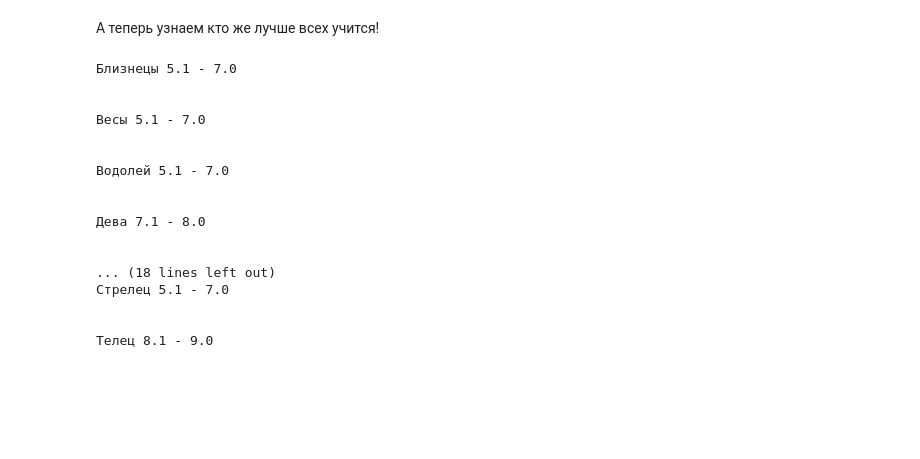
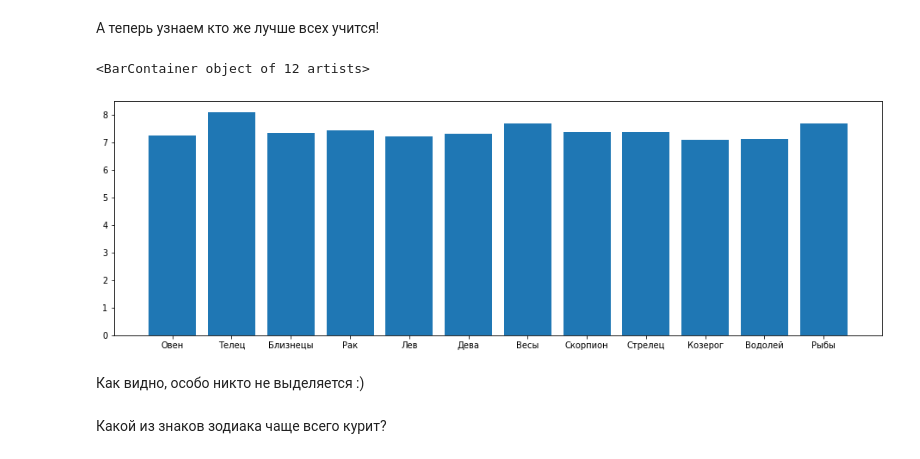
Before and after one commit to sherri-ice/DataAnalyseProject, a Jupyter notebook: vkiad_project.ipynb, the cells around one changed output. Saved outputs shown, nothing was run; the diff lists cells and outputs as text; code cells hidden in the pictures; blank space fills up the shorter version.

Commit message:
Mean by average grade

```diff
--- a/vkiad_project.ipynb
+++ b/vkiad_project.ipynb
@@ -171,25 +171,26 @@ plt.bar(range(data_frame.zodiac_sign.unique().size), zodiac_signs)
 Чаще всего встречаются Львы и Козероги, а вот меньше всего -- Водолеи, Рыбы и Тельцы.
 # %% [markdown]
 А теперь узнаем кто же лучше всех учится!
-# %%
-t = data_frame.groupby(by = ['zodiac_sign'])
-for group, _ in t:
-  print(group, t.get_group(group)['average_grade'].value_counts().idxmax(), '\n\n')
-# %% [output]
-Близнецы 5.1 - 7.0
-
-
-Весы 5.1 - 7.0
-
-
-Водолей 5.1 - 7.0
-
-
-Дева 7.1 - 8.0
-
-
-... (18 lines left out)
-Стрелец 5.1 - 7.0
-
-
-Телец 8.1 - 9.0
+# %%
+t = data_frame.groupby(by = ['zodiac_sign'])['average_grade'].value_counts()
+zodiac_sign_mean = {}
+for i in t.index:
+  zodiac_sign_mean[i[0]] = zodiac_sign_mean.get(i[0], 0) + (float(i[1].split(' - ')[0]) + float(i[1].split(' - ')[1]))/2 * t[i]
+for zodiac_sign in zodiac_sign_mean:
+  zodiac_sign_mean[zodiac_sign] /= zodiac_signs[zodiac_sign]
+zodiac_sign_mean = pd.Series(zodiac_sign_mean)
+zodiac_sign_mean = zodiac_sign_mean[['Овен', 'Телец', 'Близнецы',
+                              'Рак', 'Лев', 'Дева',
+                             'Весы', 'Скорпион', 'Стрелец',
+                             'Козерог', 'Водолей', 'Рыбы']]
+# %%
+plt.figure(figsize=(16, 5))
+plt.xticks(np.arange(zodiac_sign_mean.index.size), zodiac_sign_mean.index)
+plt.bar(range(data_frame.zodiac_sign.unique().size), zodiac_sign_mean)
+# %% [output]
+<BarContainer object of 12 artists>
+[figure, added]
+# %% [markdown]
+Как видно, особо никто не выделяется :)
+# %% [markdown]
+Какой из знаков зодиака чаще всего курит?
```
Also changed, not shown: parts of 1 cell of this notebook.
